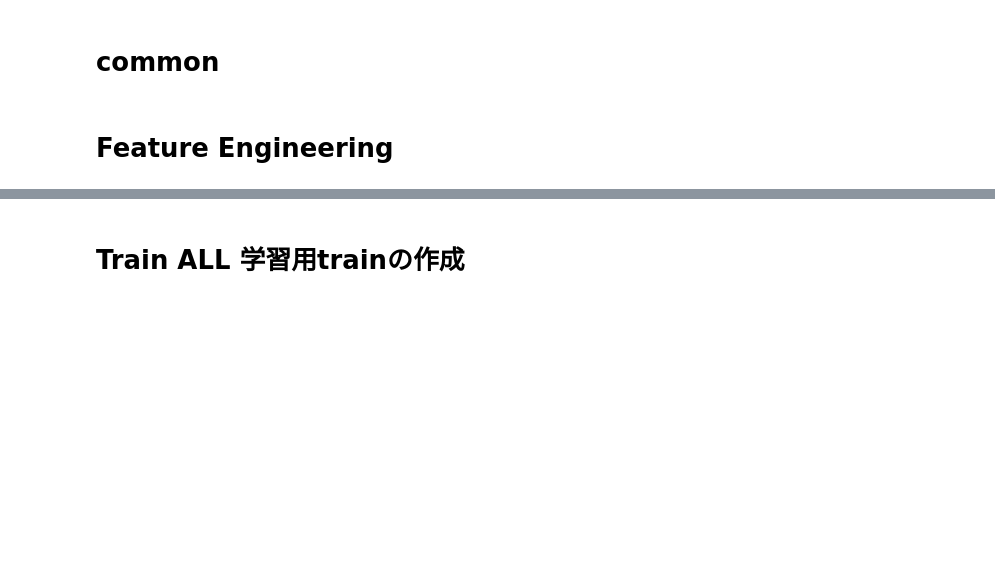
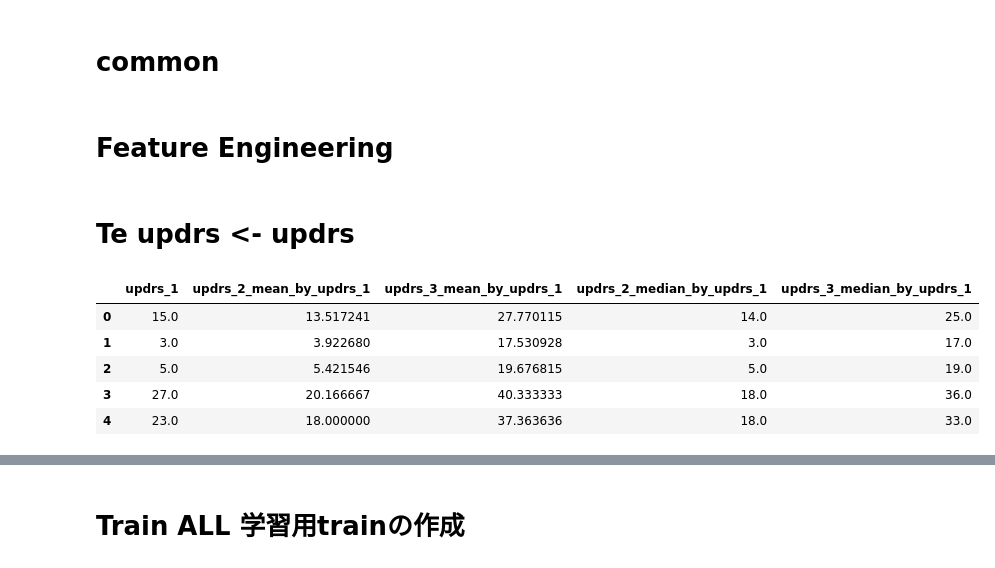
Before and after one commit to kunai-3txk/Compe_tonyobyo, a Jupyter notebook: parkinsons-disease-baseline-0401.ipynb, the cells around one changed output, grey strips where cells are left out. Drawn from its saved outputs; the diff is of its cells as text; code cells hidden in the pictures; blank space fills up the shorter version.

```diff
--- a/parkinsons-disease-baseline-0401.ipynb
+++ b/parkinsons-disease-baseline-0401.ipynb
@@ -184,6 +188,39 @@ dtype: int64
 train_sort = train_clinical[['visit_id','patient_id','visit_month']]
 # %% [markdown]
 # Feature Engineering
+# %% [markdown]
+# Te updrs <- updrs
+# %%
+#te用にコピー作る
+train_clinical_te = train_clinical.copy()
+train_peptides_te = train_peptides.copy()
+train_proteins_te = train_proteins.copy()
+supplemental_te = supplemental_clinical.copy()
+
+train_clisup_ = pd.concat([train_clinical_te,supplemental_te])
+#train_clisup_ = train_clinical_te.copy() #supplementalを使わない場合
+
+train_clisup = train_clisup_[['updrs_1','updrs_2','updrs_3']]
+for i in range(3) :
+  train_clisup_tmp = pl.DataFrame(train_clisup).groupby(['updrs_{0}'.format(i+1)]).agg(
+    [
+        pl.mean("*").suffix("_mean_by_"+'updrs_{0}'.format(i+1)),
+        #pl.std("*").suffix("_std_by_Pep"),
+        pl.median("*").suffix("_median_by_"+'updrs_{0}'.format(i+1)),
+        #pl.max("*").suffix("_max_by_Pep"),
+        #pl.min("*").suffix("_min_by_"+'updrs_{0}'.format(i+1)),
+    ]
+  ).to_pandas()
+  locals()["te_updrs_{0}".format(i+1)] = train_clisup_tmp.dropna()
+
+te_updrs_1.head()
+# %% [output]
+|  | updrs_1 | updrs_2_mean_by_updrs_1 | updrs_3_mean_by_updrs_1 | updrs_2_median_by_updrs_1 | updrs_3_median_by_updrs_1 |
+| 0 | 15.0 | 13.517241 | 27.770115 | 14.0 | 25.0 |
+| 1 | 3.0 | 3.922680 | 17.530928 | 3.0 | 17.0 |
+| 2 | 5.0 | 5.421546 | 19.676815 | 5.0 | 19.0 |
+| 3 | 27.0 | 20.166667 | 40.333333 | 18.0 | 36.0 |
+| 4 | 23.0 | 18.000000 | 37.363636 | 18.0 | 33.0 |
 # %%
 #--- clinical ---#
 train_clinical
```
Also changed, not shown: parts of 19 cells of this notebook.
